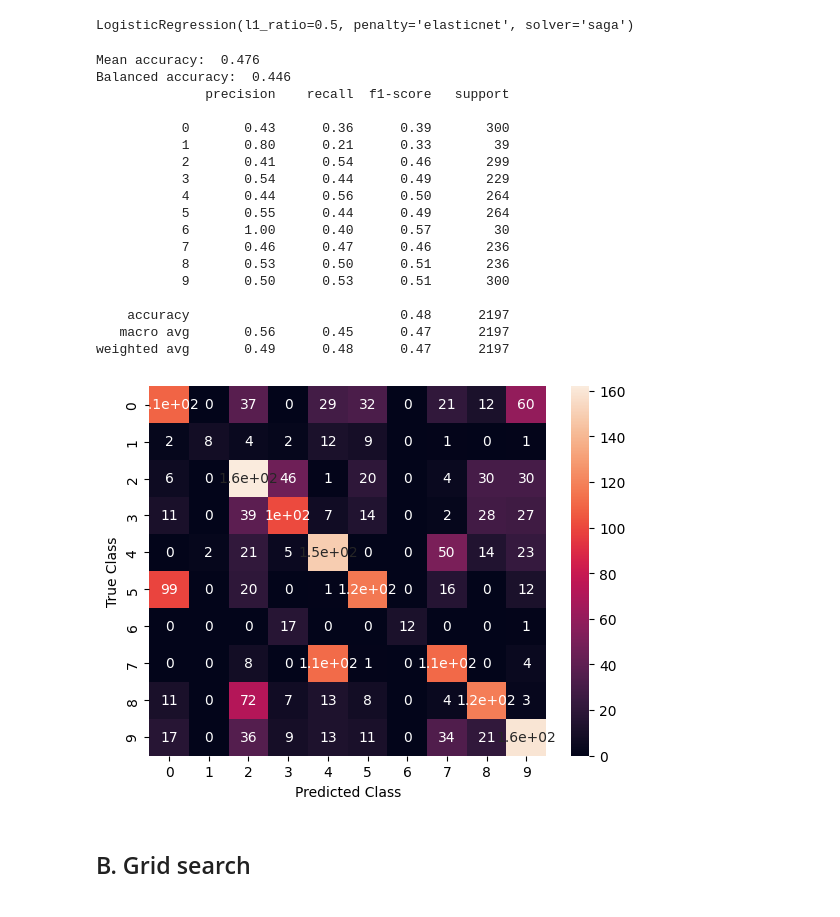
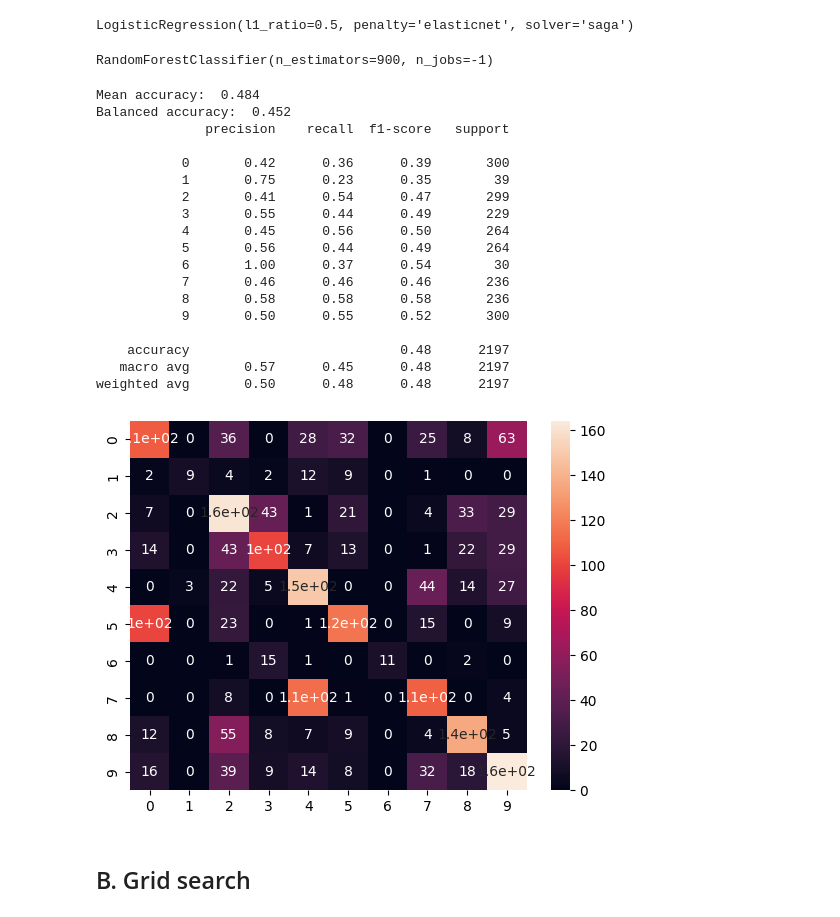
Before and after one commit to judeha/audio-practical, a Jupyter notebook: practical/starter_code.ipynb, the cells around one changed output. Cells and saved outputs as stored; diff of their text form; code cells hidden in the pictures.

```diff
--- a/practical/starter_code.ipynb
+++ b/practical/starter_code.ipynb
@@ -107,8 +107,8 @@ def get_report(ground, preds):
 def get_conf(ground, preds):
     cfm = confusion_matrix(ground, preds)
     sns.heatmap(cfm, annot=True)
-    plt.xlabel('Predicted Class')
-    plt.ylabel('True Class')
+#    plt.xlabel('Predicted Class')
+#    plt.ylabel('True Class')
     plt.show()
 # %%
 va_preds = vanilla_amp.predict(X_amp_test)
@@ -309,34 +309,36 @@ with open("models/vanilla_mel_norm.pickle", "rb") as file:
 # %%
 import sklearn
 from sklearn.ensemble import RandomForestClassifier
+# %%
+rf_mel = RandomForestClassifier(n_estimators=900, max_depth=None, n_jobs=-1)
+rf_mel.fit(X_mel_train_flat, y_mel_train)
+# %% [output]
+RandomForestClassifier(n_estimators=900, n_jobs=-1)
 # %%
-rf_mel = RandomForestClassifier(n_estimators=500, max_depth=None, n_jobs=-1)
-rf_mel.fit(X_mel_train_flat, y_mel_train)
-
 rfm_preds = rf_mel.predict(X_mel_test_flat)
 get_acc(y_mel_test, rfm_preds)
 get_report(y_mel_test, rfm_preds)
 get_conf(y_mel_test, rfm_preds)
 # %% [output]
-Mean accuracy:  0.476
-Balanced accuracy:  0.446
+Mean accuracy:  0.484
+Balanced accuracy:  0.452
               precision    recall  f1-score   support
 
-           0       0.43      0.36      0.39       300
-           1       0.80      0.21      0.33        39
-           2       0.41      0.54      0.46       299
-           3       0.54      0.44      0.49       229
-           4       0.44      0.56      0.50       264
-           5       0.55      0.44      0.49       264
-           6       1.00      0.40      0.57        30
-           7       0.46      0.47      0.46       236
-           8       0.53      0.50      0.51       236
-           9       0.50      0.53      0.51       300
+           0       0.42      0.36      0.39       300
+           1       0.75      0.23      0.35        39
+           2       0.41      0.54      0.47       299
+           3       0.55      0.44      0.49       229
+           4       0.45      0.56      0.50       264
+           5       0.56      0.44      0.49       264
+           6       1.00      0.37      0.54        30
+           7       0.46      0.46      0.46       236
+           8       0.58      0.58      0.58       236
+           9       0.50      0.55      0.52       300
 
     accuracy                           0.48      2197
-   macro avg       0.56      0.45      0.47      2197
-weighted avg       0.49      0.48      0.47      2197
+   macro avg       0.57      0.45      0.48      2197
+weighted avg       0.50      0.48      0.48      2197
-[figure, old version]
+[figure, new version]
 # %% [markdown]
 ## B. Grid search
 # %% [markdown]
```
Also changed, not shown: parts of 13 cells of this notebook.
